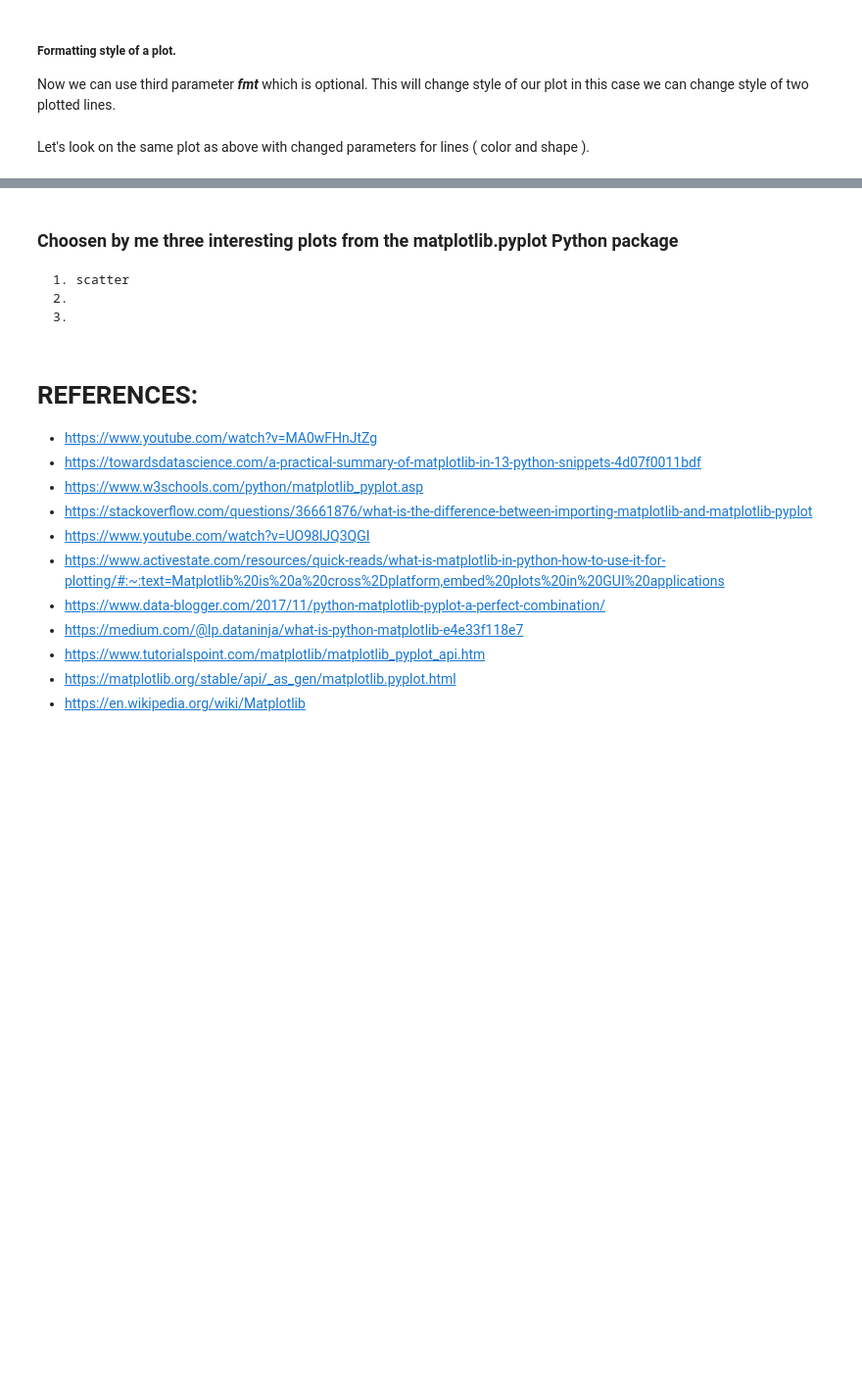
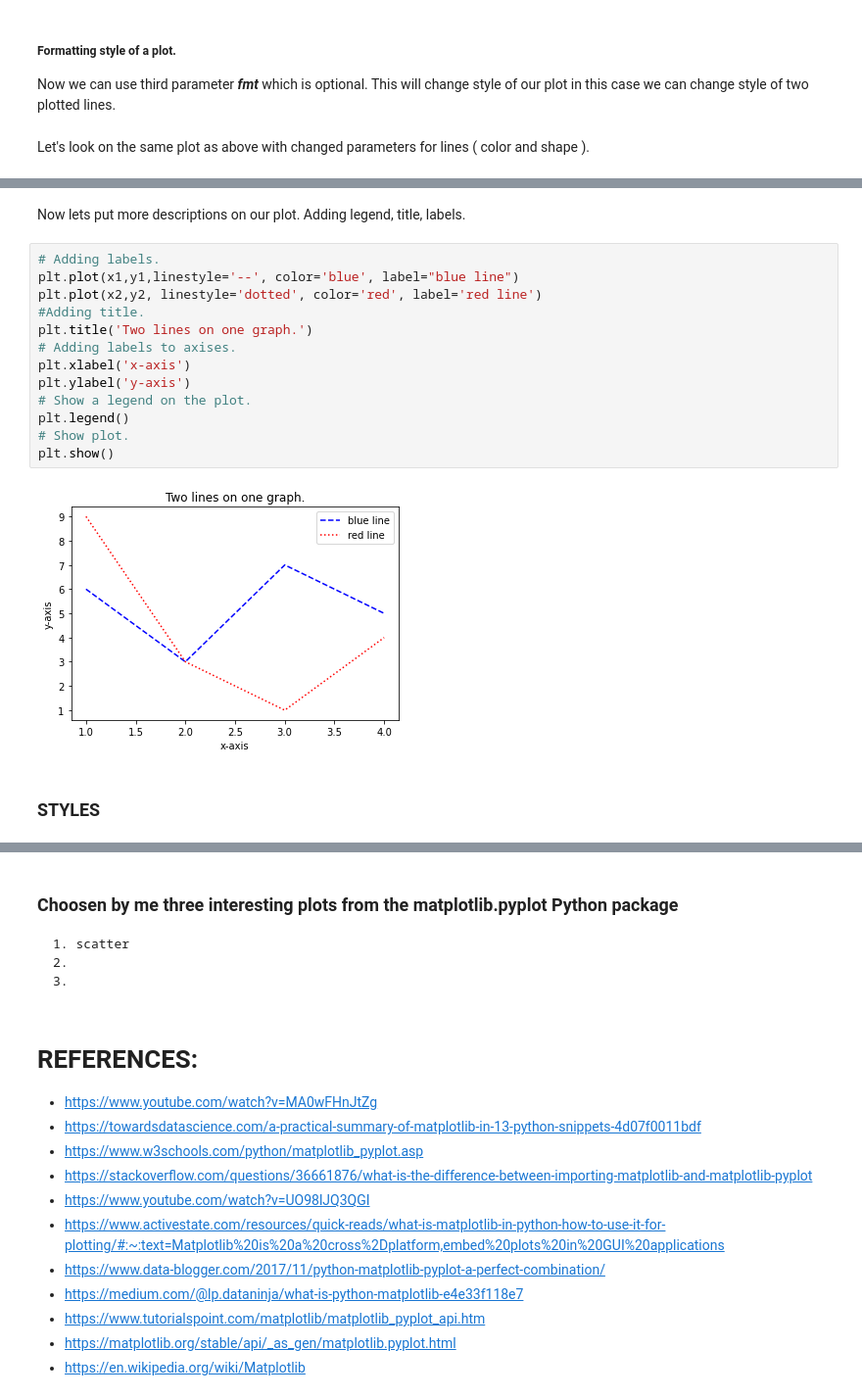
Before and after one commit to DracoNibilis/CAO_Points_Analysis, a Jupyter notebook: pyplot.ipynb, the cells around one changed output, grey strips where cells are left out. Shown at 98% size. Saved outputs shown, nothing was run; the diff lists cells and outputs as text; blank space fills up the shorter version.

```diff
--- a/pyplot.ipynb
+++ b/pyplot.ipynb
@@ -204,0 +201,20 @@ to do :
+# %% [markdown]
+Now lets put more descriptions on our plot.
+Adding legend, title, labels.
+# %%
+# Adding labels.
+plt.plot(x1,y1,linestyle='--', color='blue', label="blue line")
+plt.plot(x2,y2, linestyle='dotted', color='red', label='red line')
+#Adding title.
+plt.title('Two lines on one graph.')
+# Adding labels to axises.
+plt.xlabel('x-axis')
+plt.ylabel('y-axis')
+# Show a legend on the plot.
+plt.legend()
+# Show plot.
+plt.show()
+# %% [output]
+[figure, added]
+# %% [markdown]
+### STYLES
```
Also changed, not shown: parts of 13 cells of this notebook.
